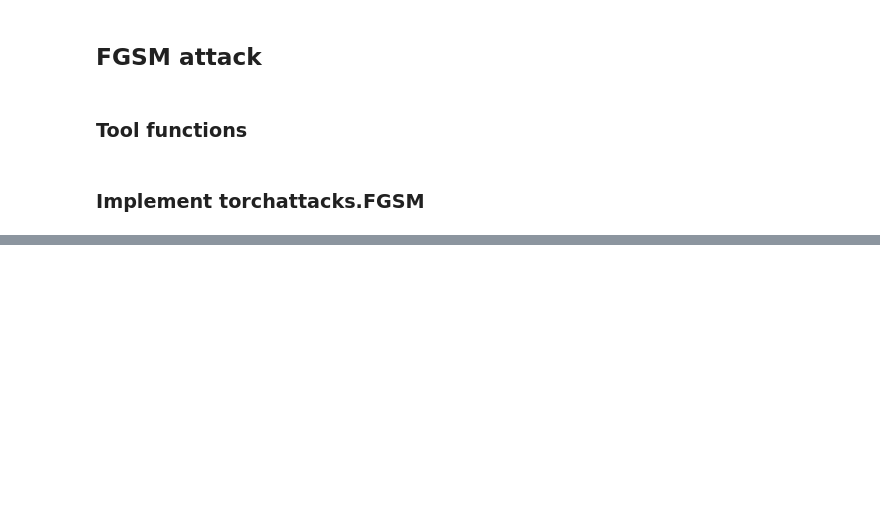
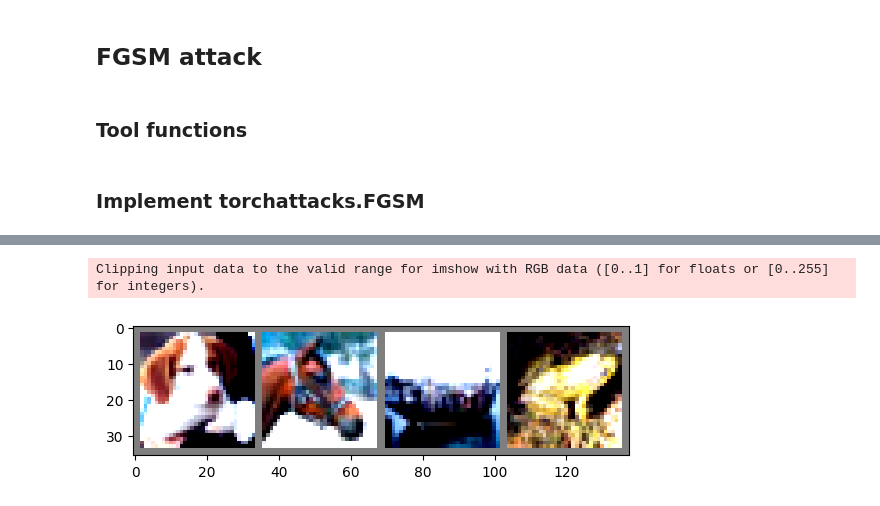
Before and after one commit to faiimea/PRP, a Jupyter notebook: pyt_adv/FGSM_demo.ipynb, the cells around one changed output, grey strips where cells are left out. Drawn from its saved outputs; the diff is of its cells as text; code cells hidden in the pictures; blank space fills up the shorter version.

```diff
--- a/pyt_adv/FGSM_demo.ipynb
+++ b/pyt_adv/FGSM_demo.ipynb
@@ -6,4 +6,5 @@
 ### Load pretraiend model resnet56 from torch.hub
 # %%
 import torch
-model = torch.hub.load("./pytorch-cifar-models", "cifar10_resnet56", pretrained=True,source='local')
+model = torch.hub.load("chenyaofo/pytorch-cifar-models", "cifar10_resnet56", pretrained=True)
+#model = torch.hub.load("./pytorch-cifar-models", "cifar10_resnet56", pretrained=True,source='local')
@@ -245,0 +255,5 @@ GroundTruth:    cat  ship  ship plane
+# %%
+imshow(torchvision.utils.make_grid(orig[1]))
+# %% [output]
+Clipping input data to the valid range for imshow with RGB data ([0..1] for floats or [0..255] for integers).
+[figure, added]
```
Also changed, not shown: parts of 14 cells of this notebook, 21 other files.
